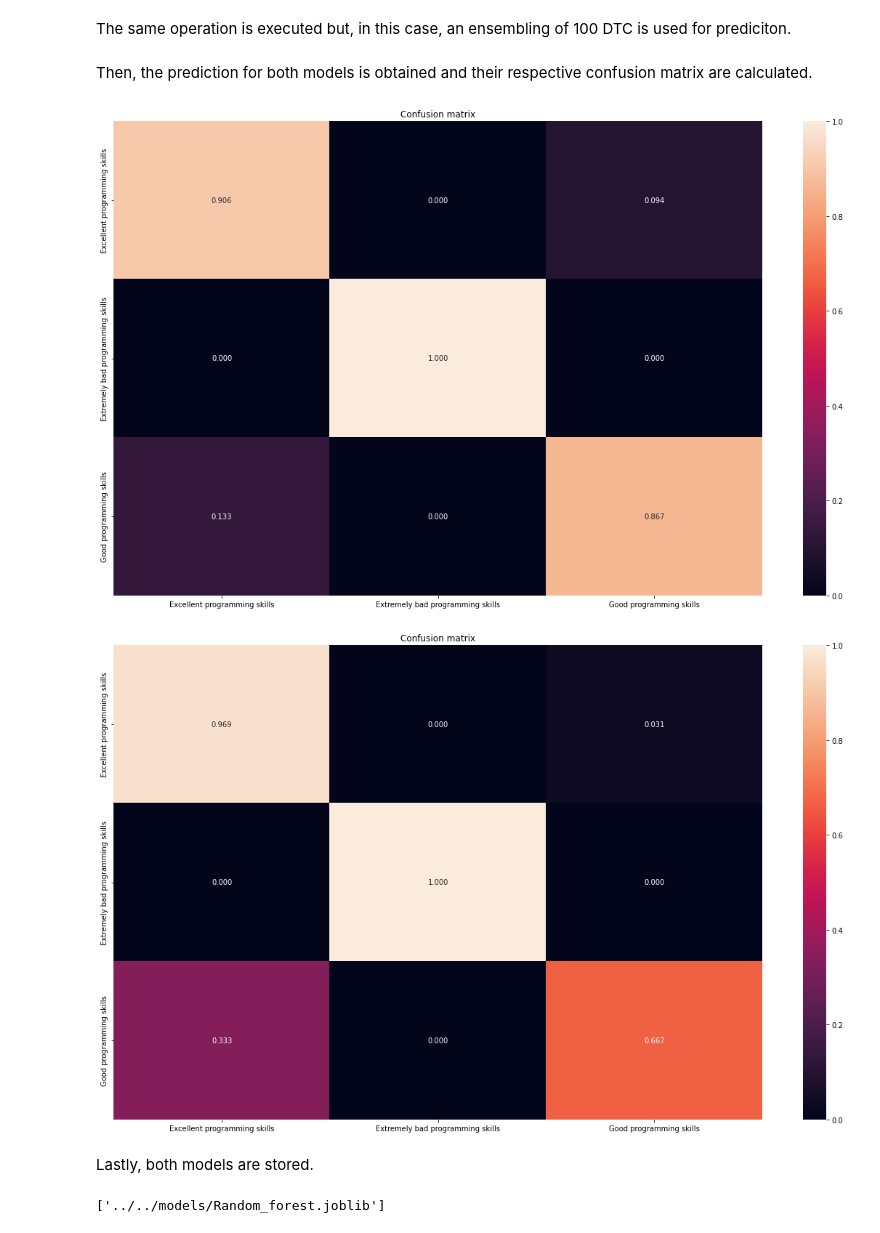
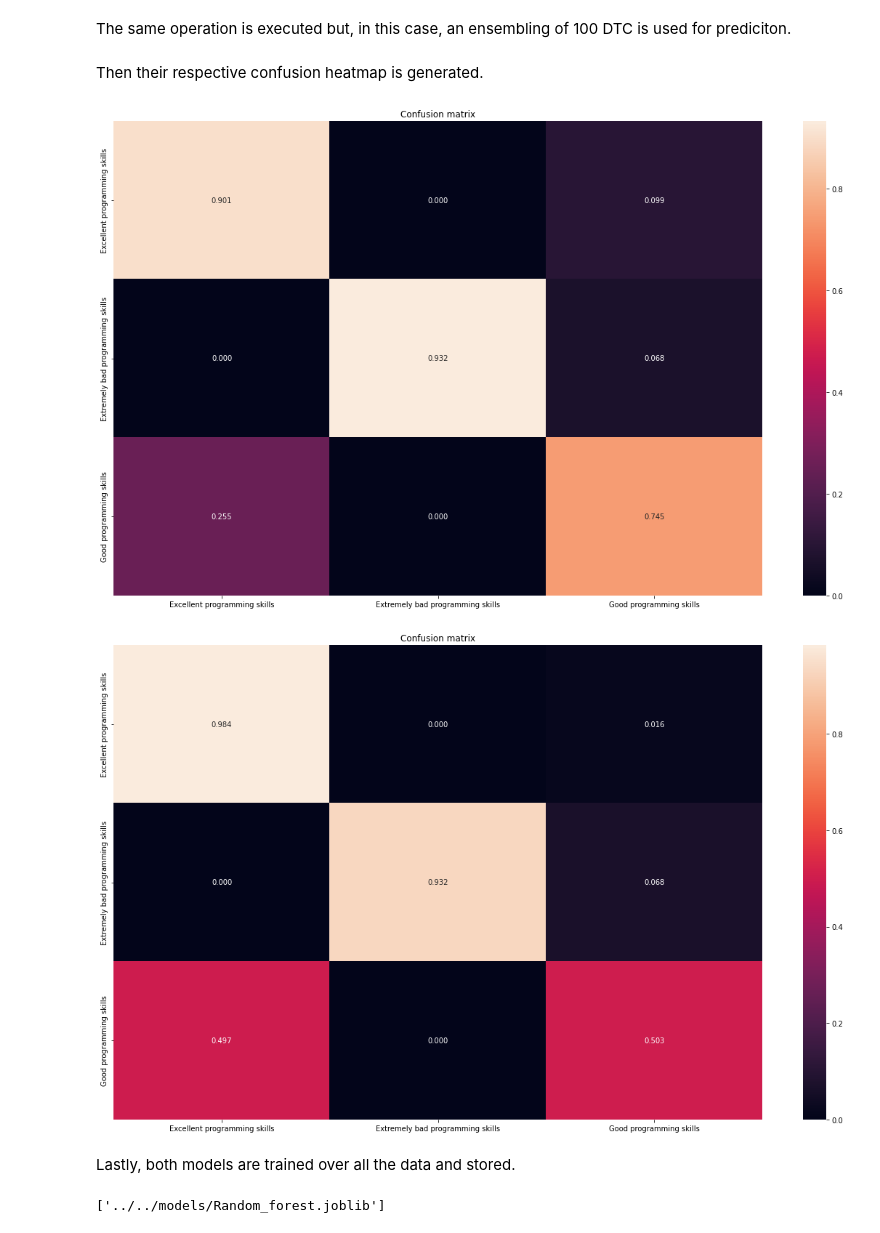
Before and after one commit to Vinomo4/SWTech, a Jupyter notebook: notebooks/Classifiers.ipynb, the cells around one changed output. Cells and saved outputs as stored; diff of their text form; code cells hidden in the pictures.

```diff
--- a/notebooks/Classifiers.ipynb
+++ b/notebooks/Classifiers.ipynb
@@ -55,6 +52,5 @@ dtc = train_decision_tree([X_train,Y_train])
 The same operation is executed but, in this case, an ensembling of 100 DTC is used for prediciton.
 # %%
 track("Training RF")
-rf = train_random_forest([X_train,Y_train])
+rf,cm_rf,labels = train_random_forest(data,0.2)
+track("Finished training RF")
-# %% [markdown]
-Then, the prediction for both models is obtained and their respective confusion matrix are calculated.
@@ -64,11 +57,13 @@ pred_rf = rf.predict(X_test)
+# %% [markdown]
+Then their respective confusion heatmap is generated.
 # %%
-generate_confusion_heatmap(pred_dtc,Y_test,"DTC")
+generate_confusion_heatmap(cm_dtc,labels,"DTC")
 # %% [output]
-[figure, old version]
+[figure, new version]
 # %%
-generate_confusion_heatmap(pred_rf,Y_test,"RF")
+generate_confusion_heatmap(cm_rf,labels,"RF")
 # %% [output]
-[figure, old version]
+[figure, new version]
 # %% [markdown]
-Lastly, both models are stored.
+Lastly, both models are trained over all the data and stored.
 # %%
```
Also changed, not shown: parts of 6 cells of this notebook, 17 other files.
